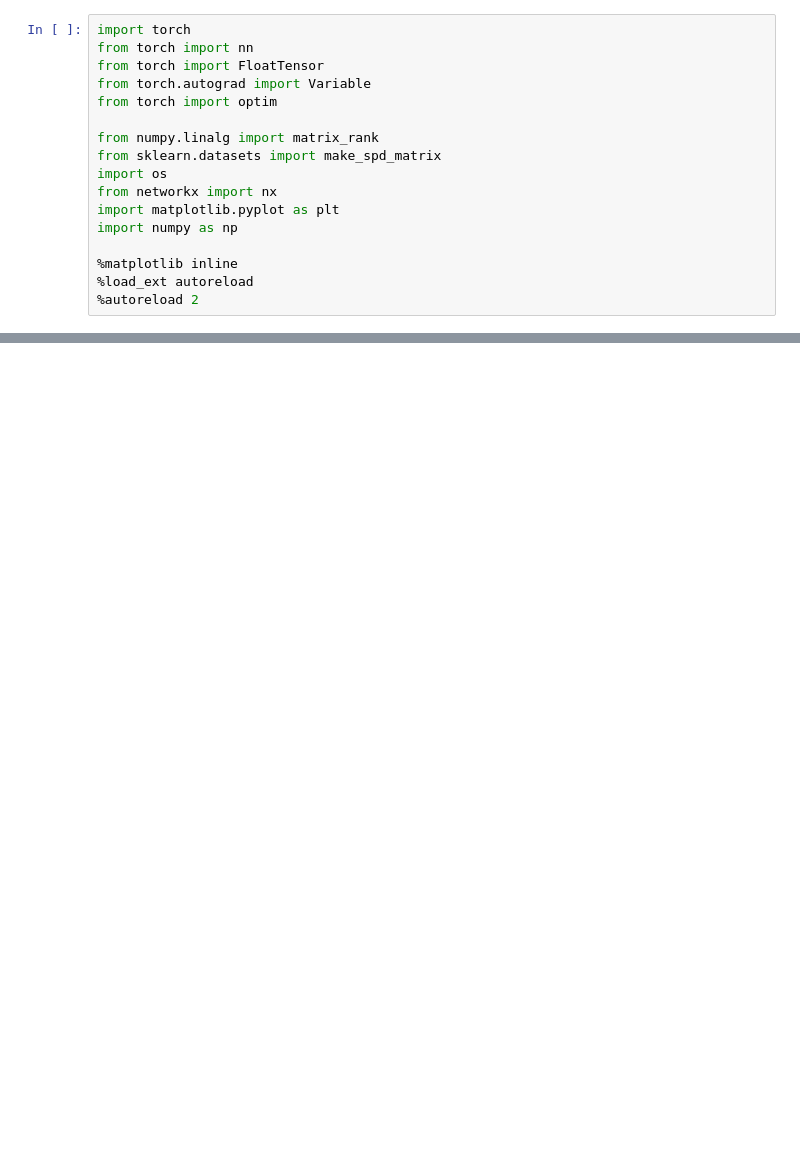
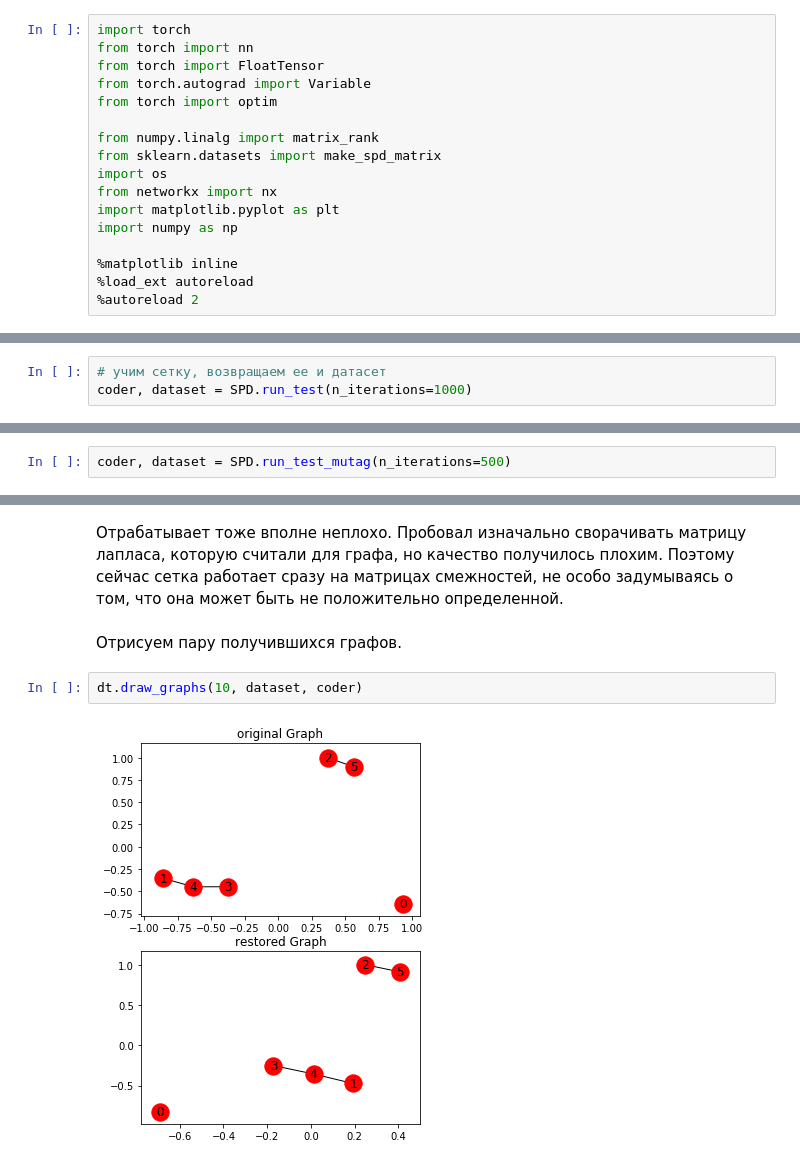
Before and after one commit to nikitadurasov/SPD_reduce, a Jupyter notebook: Tutorial.ipynb, the cells around one changed output, grey strips where cells are left out. Cells and saved outputs as stored; diff of their text form; blank space fills up the shorter version.

```diff
--- a/Tutorial.ipynb
+++ b/Tutorial.ipynb
@@ -283,0 +35,3 @@ Variable containing:
+# %%
+# учим сетку, возвращаем ее и датасет
+coder, dataset = SPD.run_test(n_iterations=1000)
@@ -283,0 +89,2 @@ Variable containing:
+# %%
+coder, dataset = SPD.run_test_mutag(n_iterations=500)
@@ -283,0 +128,8 @@ Variable containing:
+# %% [markdown]
+Отрабатывает тоже вполне неплохо. Пробовал изначально сворачивать матрицу лапласа, которую считали для графа, но качество получилось плохим. Поэтому сейчас сетка работает сразу на матрицах смежностей, не особо задумываясь о том, что она может быть не положительно определенной.
+# %% [markdown]
+Отрисуем пару получившихся графов.
+# %%
+dt.draw_graphs(10, dataset, coder)
+# %% [output]
+[figure, added]
```
Also changed, not shown: parts of 40 cells of this notebook, 3 other files.
